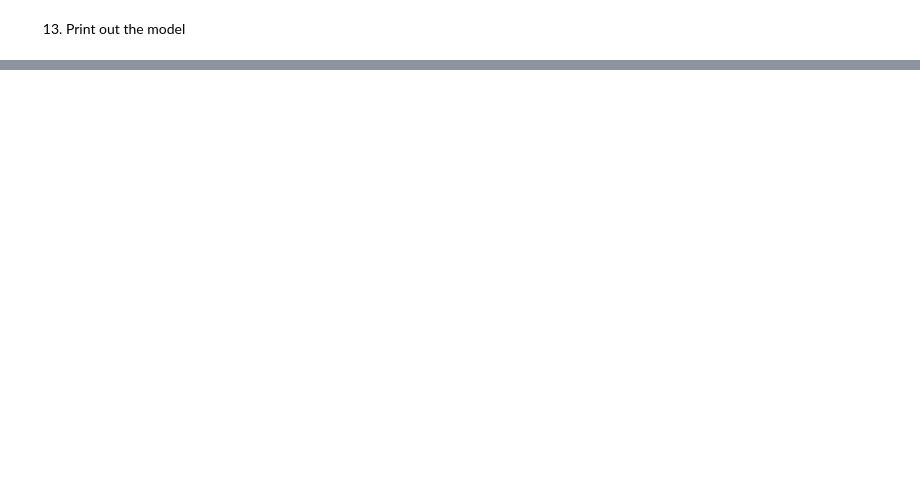
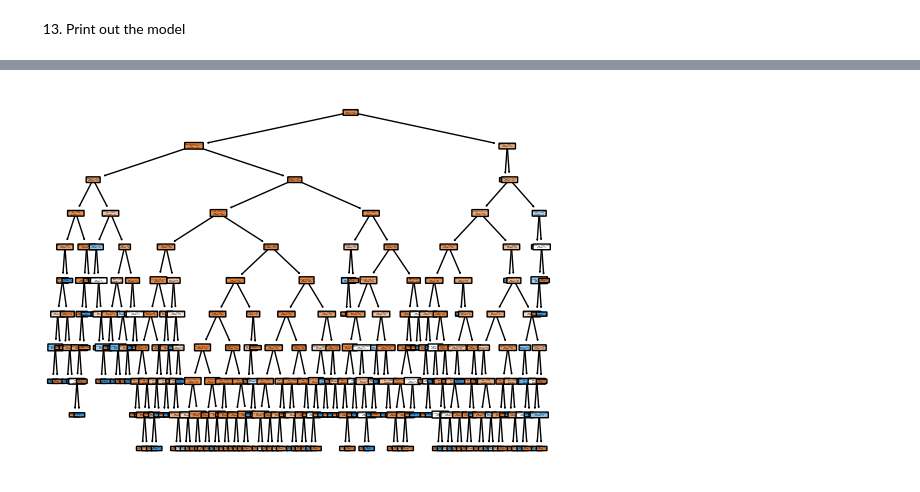
Before and after one commit to masonnicoletti/DS-3021, a Jupyter notebook: 08_DT_Class/dt_lab.ipynb, the cells around one changed output, grey strips where cells are left out. Drawn from its saved outputs; the diff is of its cells as text; code cells hidden in the pictures; blank space fills up the shorter version.

```diff
--- a/08_DT_Class/dt_lab.ipynb
+++ b/08_DT_Class/dt_lab.ipynb
@@ -72,7 +73,7 @@ ratings = ["PG", "PG-13", "R"]
 movie_data['content_rating'] = movie_data.content_rating.apply(lambda x: x if x in ratings else "Other").astype("category")
 
 # Drop unnecessary features
-drop_cols = ['color', 'director_facebook_likes', 'actor_3_facebook_likes', 'actor_2_name', 'actor_1_facebook_likes', 'facenumber_in_poster', 'cast_total_facebook_likes', 'movie_title', 'actor_3_name', 'plot_keywords', 'movie_imdb_link', 'actor_2_facebook_likes', 'aspect_ratio', 'movie_facebook_likes']
+drop_cols = ['color', 'title_year', 'director_facebook_likes', 'actor_3_facebook_likes', 'actor_2_name', 'actor_1_facebook_likes', 'facenumber_in_poster', 'cast_total_facebook_likes', 'movie_title', 'actor_3_name', 'plot_keywords', 'movie_imdb_link', 'actor_2_facebook_likes', 'aspect_ratio', 'movie_facebook_likes', 'num_voted_users']
 movie_data = movie_data.drop(columns=drop_cols)
 
 # Encode categorical variables into numeric
@@ -134,7 +135,7 @@ def prepare_movie_data(movie_df):
     movie_df['content_rating'] = movie_df.content_rating.apply(lambda x: x if x in ratings else "Other").astype("category")
 
     # Drop unnecessary features
-    drop_cols = ['color', 'director_facebook_likes', 'actor_3_facebook_likes', 'actor_2_name', 'actor_1_facebook_likes', 'facenumber_in_poster', 'cast_total_facebook_likes', 'movie_title', 'actor_3_name', 'plot_keywords', 'movie_imdb_link', 'actor_2_facebook_likes', 'aspect_ratio', 'movie_facebook_likes']
+    drop_cols = ['color', 'title_year', 'director_facebook_likes', 'actor_3_facebook_likes', 'actor_2_name', 'actor_1_facebook_likes', 'facenumber_in_poster', 'cast_total_facebook_likes', 'movie_title', 'actor_3_name', 'plot_keywords', 'movie_imdb_link', 'actor_2_facebook_likes', 'aspect_ratio', 'movie_facebook_likes', 'num_voted_users', 'num_user_for_reviews', 'num_critic_for_reviews', 'gross']
     movie_df = movie_df.drop(columns=drop_cols)
 
     # Label Encoding
@@ -196,9 +197,14 @@ kf = RepeatedStratifiedKFold(n_splits=5, n_repeats=4, random_state=45)
 8. Create the scoring metric you will use to evaluate your model and the max depth hyperparameter (grid search)
 # %%
 # Define scoring metrics to evaluate the model
+#scoring_metrics = ['accuracy', 'recall', 'precision', 'f1', 'roc_auc']
+
+# Edit precision scorer to eliminate warning errors
+precision = make_scorer(precision_score, zero_division=0)
+
 scoring_metrics = {'accuracy': 'accuracy',
                    'recall': 'recall',
-                   'precision': 'precision',
+                   'precision': precision,
                    'f1': 'f1',
                    'roc_auc': 'roc_auc'}
 
@@ -413,0 +253,7 @@ def prepare_movie_data(movie_df):
+# %%
+# Visualize Best Model
+plt.figure()
+plot_tree(best_depth, feature_names=x_train.columns, filled=True, rounded=True)
+plt.show()
+# %% [output]
+[figure, added]
```
Also changed, not shown: parts of 18 cells of this notebook.
